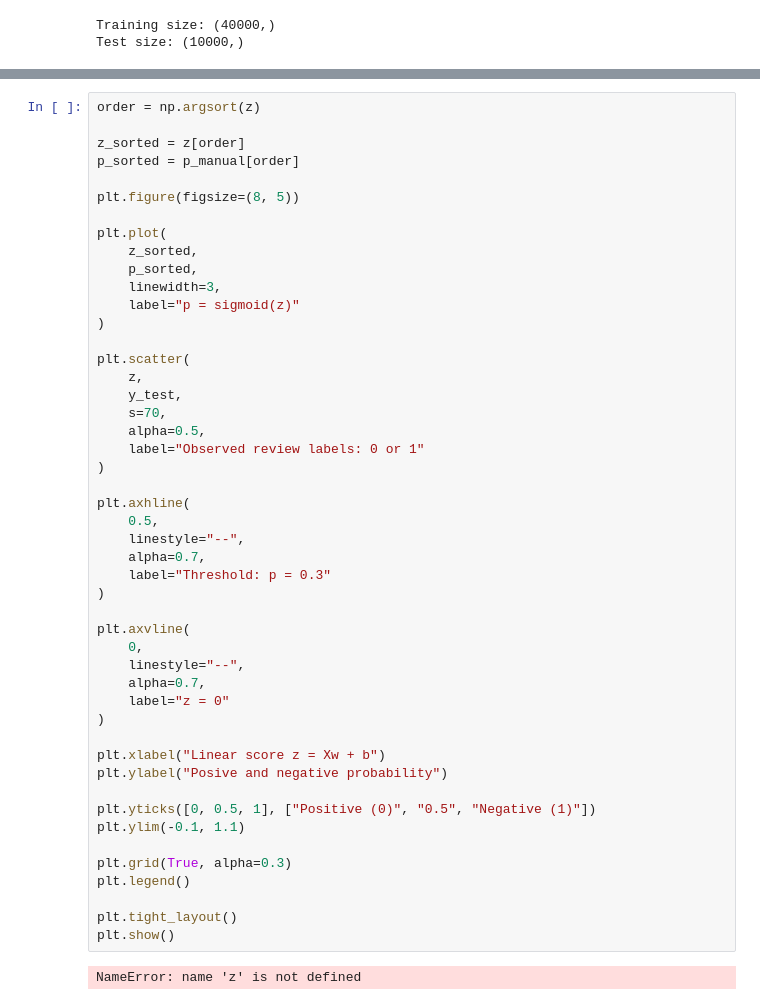
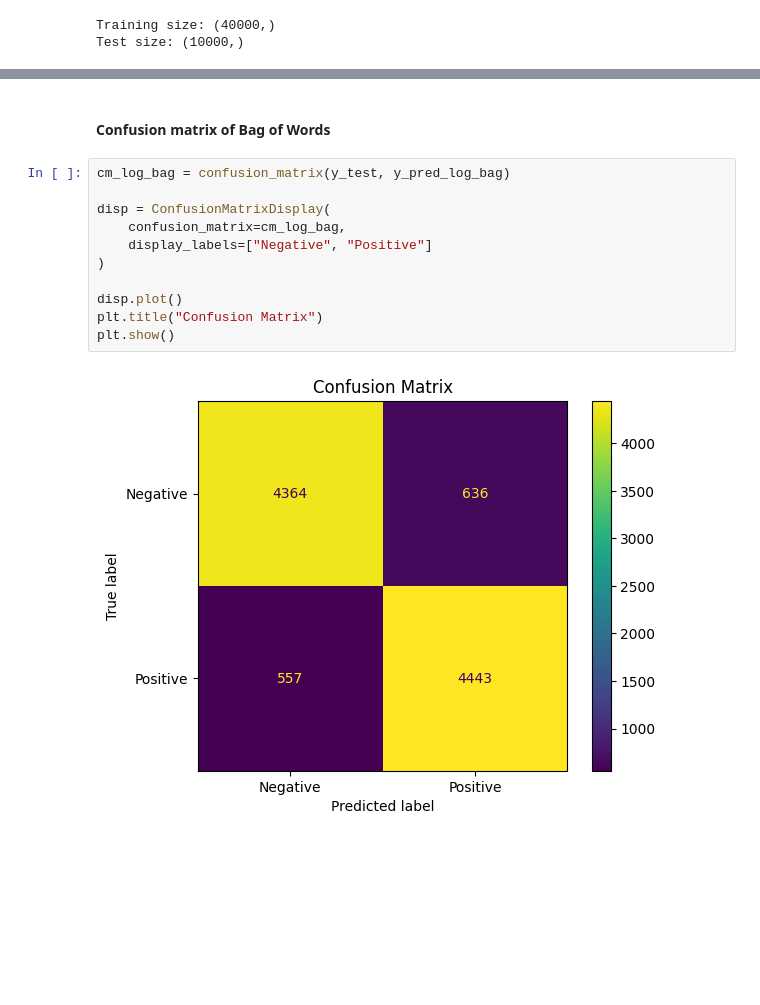
Before and after one commit to KND1410/group-3-ml-project, a Jupyter notebook: Data_learning.ipynb, the cells around one changed output, grey strips where cells are left out. Saved outputs shown, nothing was run; the diff lists cells and outputs as text; blank space fills up the shorter version.

```diff
--- a/Data_learning.ipynb
+++ b/Data_learning.ipynb
@@ -354,50 +440,15 @@ AttributeError: 'MultinomialNB' object has no attribute 'decision_function'
-# %%
-order = np.argsort(z)
-
-z_sorted = z[order]
-p_sorted = p_manual[order]
-
-plt.figure(figsize=(8, 5))
-
-plt.plot(
-    z_sorted,
-    p_sorted,
-    linewidth=3,
-    label="p = sigmoid(z)"
-)
-
-plt.scatter(
-    z,
-    y_test,
-    s=70,
-    alpha=0.5,
-    label="Observed review labels: 0 or 1"
-)
-
-plt.axhline(
-    0.5,
-    linestyle="--",
-    alpha=0.7,
-    label="Threshold: p = 0.3"
-)
-
-plt.axvline(
-    0,
-    linestyle="--",
-    alpha=0.7,
-    label="z = 0"
-)
-
-plt.xlabel("Linear score z = Xw + b")
-plt.ylabel("Posive and negative probability")
-
-plt.yticks([0, 0.5, 1], ["Positive (0)", "0.5", "Negative (1)"])
-plt.ylim(-0.1, 1.1)
-
-plt.grid(True, alpha=0.3)
-plt.legend()
-
-plt.tight_layout()
-plt.show()
-# %% [output]
-NameError: name 'z' is not defined
+# %% [markdown]
+#### Confusion matrix of Bag of Words
+# %%
+cm_log_bag = confusion_matrix(y_test, y_pred_log_bag)
+
+disp = ConfusionMatrixDisplay(
+    confusion_matrix=cm_log_bag,
+    display_labels=["Negative", "Positive"]
+)
+
+disp.plot()
+plt.title("Confusion Matrix")
+plt.show()
+# %% [output]
+[figure, added]
```
Also changed, not shown: parts of 31 cells of this notebook.
